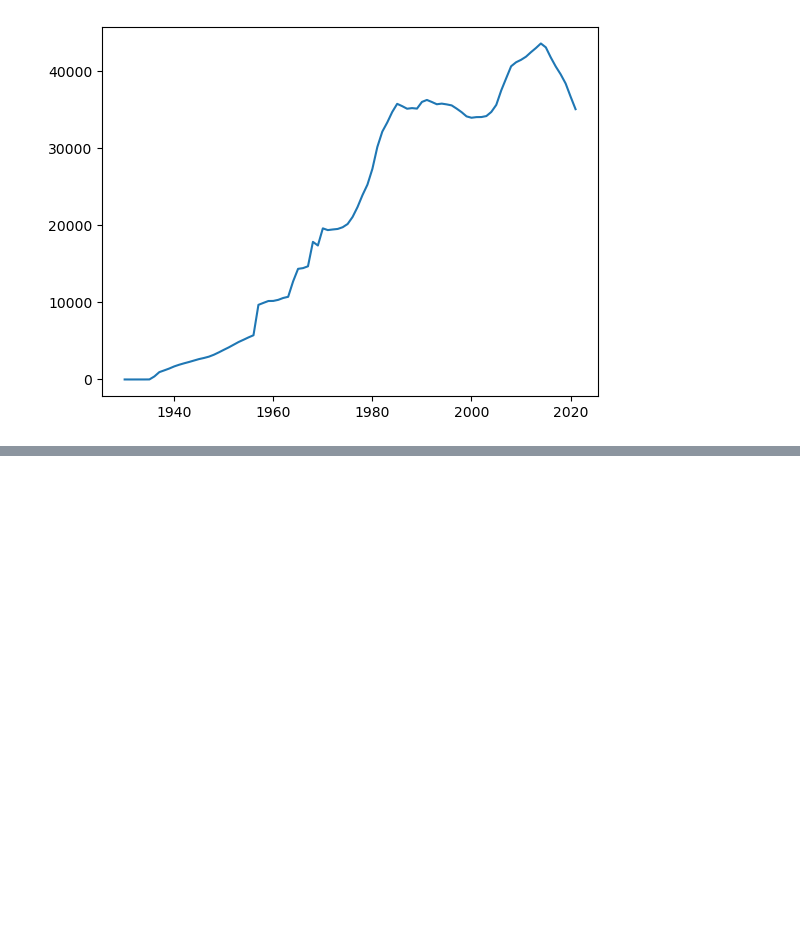
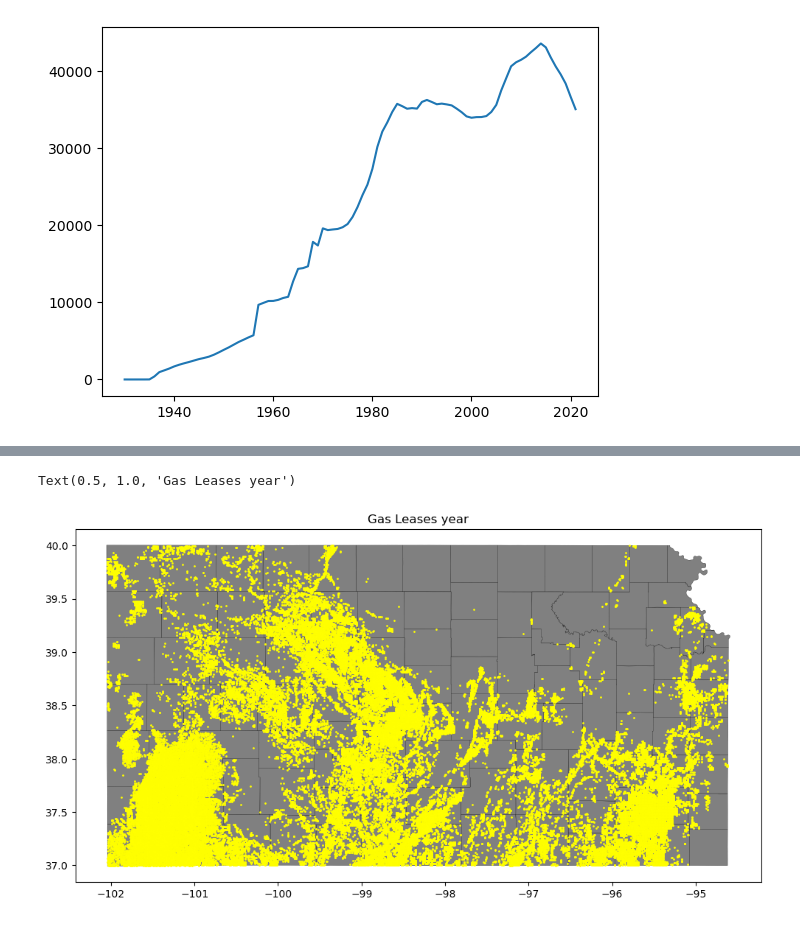
Before and after one commit to Energy-DVA/energy, a Jupyter notebook: _1_analysis/eda.ipynb, the cells around one changed output, grey strips where cells are left out. Cells and saved outputs as stored; diff of their text form; code cells hidden in the pictures; blank space fills up the shorter version.

Commit message:
Updated to include leases by county

```diff
--- a/_1_analysis/eda.ipynb
+++ b/_1_analysis/eda.ipynb
@@ -314,0 +338,23 @@ Text(0.5, 1.0, 'Leases in given year')
+# %%
+s = select(
+    [
+        lease.c.LEASE_KID,
+        lease.c.LATITUDE,
+        lease.c.LONGITUDE,
+        lease.c.PRODUCES
+
+    ]
+).where(lease.c.PRODUCTION != None)
+df_leases = pd.read_sql(s, engine)
+geometry = [Point(xy) for xy in zip(df_leases['LONGITUDE'],df_leases['LATITUDE'])]
+df_leases = gpd.GeoDataFrame(df_leases, geometry=geometry, crs = kansas_state.crs)
+
+s = select(
+    [
+        gas_prod.c.LEASE_KID,
+        gas_prod.c.DATE,
+        gas_prod.c.PRODUCTION
+
+    ]
+)
+df_gas_prods = pd.read_sql(s, engine)
@@ -314,0 +377,11 @@ Text(0.5, 1.0, 'Leases in given year')
+# %%
+kansas_counties = kansas_state[["NAME",'geometry']]
+
+# Plot leases in given year
+fig, ax = plt.subplots(figsize = (12,10))
+kansas_state.plot(ax = ax, color = 'grey', edgecolor='black', linewidth=0.2)
+df_leases.plot(ax = ax, color = 'yellow', markersize = 1)
+ax.set_title("Gas Leases year")
+# %% [output]
+Text(0.5, 1.0, 'Gas Leases year')
+[figure, added]
```
Also changed, not shown: parts of 9 cells of this notebook.
